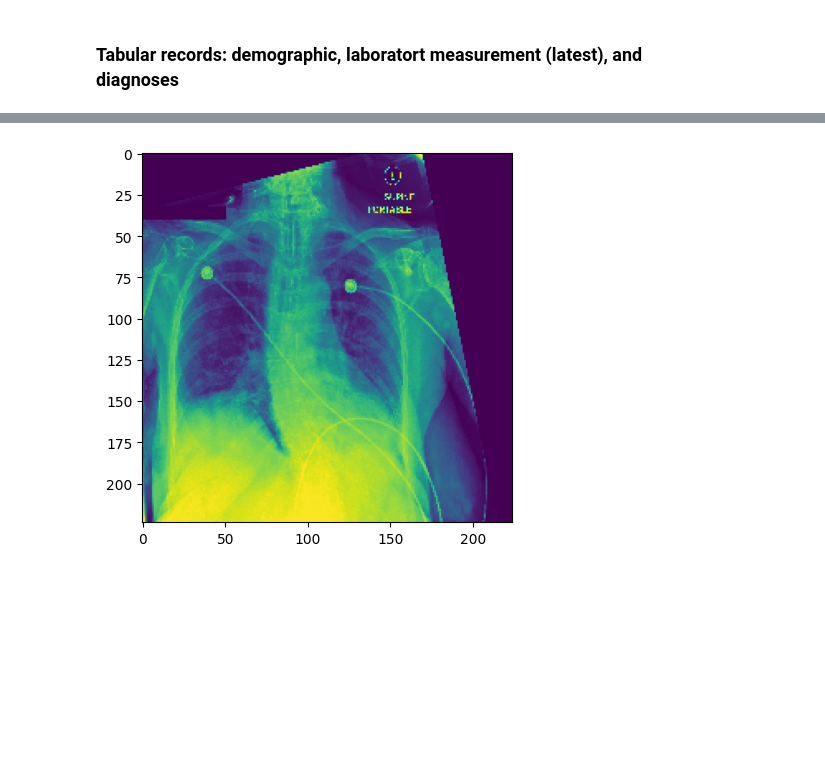
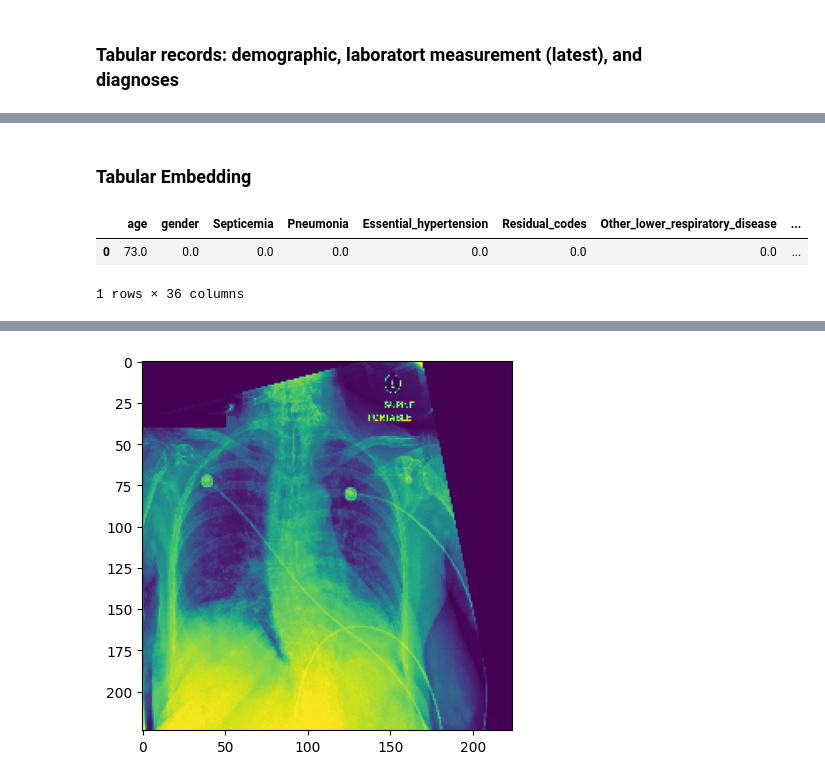
Before and after one commit to DHLab-TSENG/multimodal_demo, a Jupyter notebook: MMLforEHR.ipynb, the cells around one changed output, grey strips where cells are left out. Drawn from its saved outputs; the diff is of its cells as text; code cells hidden in the pictures; blank space fills up the shorter version.

```diff
--- a/MMLforEHR.ipynb
+++ b/MMLforEHR.ipynb
@@ -123,0 +239,9 @@ print(subject_data.tabular_emb.to_frame().T)
+# %% [markdown]
+### Tabular Embedding
+# %%
+subject_data = subject_data_list[60]
+subject_data.tabular_emb.to_frame().T
+# %% [output]
+|  | age | gender | Septicemia | Pneumonia | Essential_hypertension | Residual_codes | Other_lower_respiratory_disease | ... |
+| 0 | 73.0 | 0.0 | 0.0 | 0.0 | 0.0 | 0.0 | 0.0 | ... |
+1 rows × 36 columns
```
Also changed, not shown: parts of 55 cells of this notebook, 3 other files.
